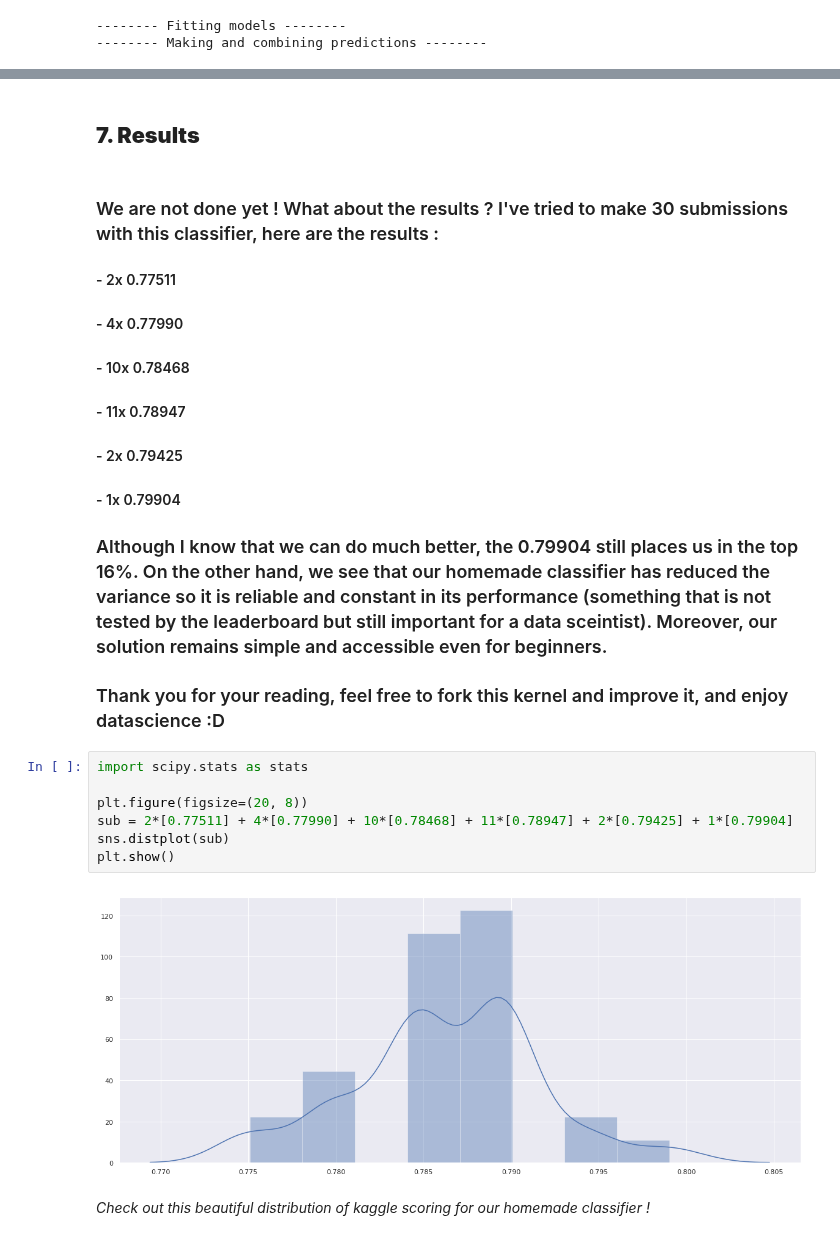
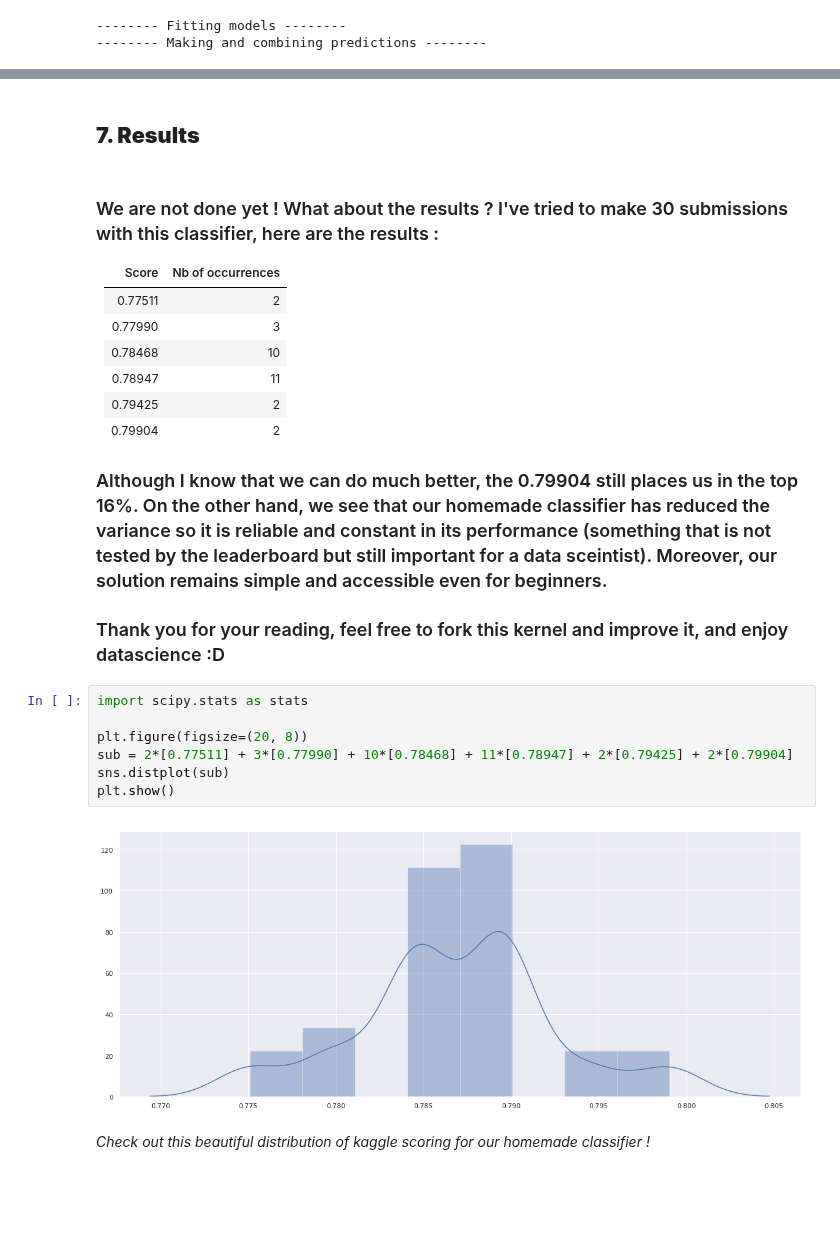
Before and after one commit to nicohlr/kaggle, a Jupyter notebook: titanic/titanic_kaggle_tutorial.ipynb, the cells around one changed output, grey strips where cells are left out. Cells and saved outputs as stored; diff of their text form; blank space fills up the shorter version.

Commit message:
minor changes on titanic (table of content, result analysis etc)

```diff
--- a/titanic/titanic_kaggle_tutorial.ipynb
+++ b/titanic/titanic_kaggle_tutorial.ipynb
@@ -583,16 +582,19 @@ result_df[['PassengerId', 'Survived']].head(10)
 | 8 | 900 | 1 |
 | 9 | 901 | 0 |
 # %% [markdown]
-## **7. Results** <a name="results"></a>
+## **7. Results** <a id="results"></a>
 # %% [markdown]
 ### We are not done yet ! What about the results ? I've tried to make 30 submissions with this classifier, here are the results :
 
-#### - 2x 0.77511
-#### - 4x 0.77990
-#### - 10x 0.78468
-#### - 11x 0.78947
-#### - 2x 0.79425
-#### - 1x 0.79904
+| Score   	 |   Nb of occurrences 	|
+|---------	    |  -------------------------- |
+| 0.77511 	|                2                |
+| 0.77990 	|                3             	  |
+| 0.78468 	|               10               |
+| 0.78947 	|               11    	         |
+| 0.79425 	|                2                |
+| 0.79904 	|                2     	          |
+
 
 ### Although I know that we can do much better, the 0.79904 still places us in the top 16%. On the other hand, we see that our homemade classifier has reduced the variance so it is reliable and constant in its performance (something that is not tested by the leaderboard but still important for a data sceintist). Moreover, our solution remains simple and accessible even for beginners.
 
@@ -600,11 +602,11 @@ result_df[['PassengerId', 'Survived']].head(10)
 # %%
 import scipy.stats as stats
 
 plt.figure(figsize=(20, 8))
-sub = 2*[0.77511] + 4*[0.77990] + 10*[0.78468] + 11*[0.78947] + 2*[0.79425] + 1*[0.79904]
+sub = 2*[0.77511] + 3*[0.77990] + 10*[0.78468] + 11*[0.78947] + 2*[0.79425] + 2*[0.79904]
 sns.distplot(sub)
 plt.show()
 # %% [output]
-[figure, old version]
+[figure, new version]
 # %% [markdown]
 *Check out this beautiful distribution of kaggle scoring for our homemade classifier !*
```
Also changed, not shown: parts of 23 cells of this notebook.
